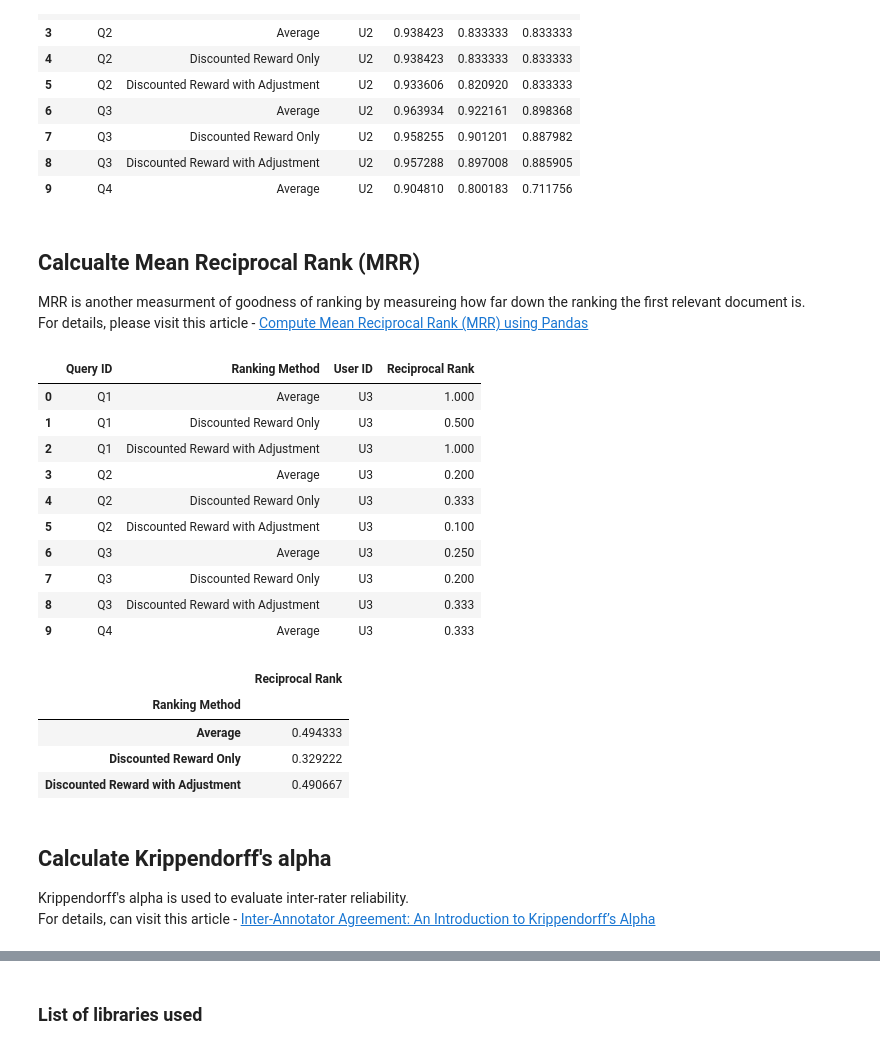
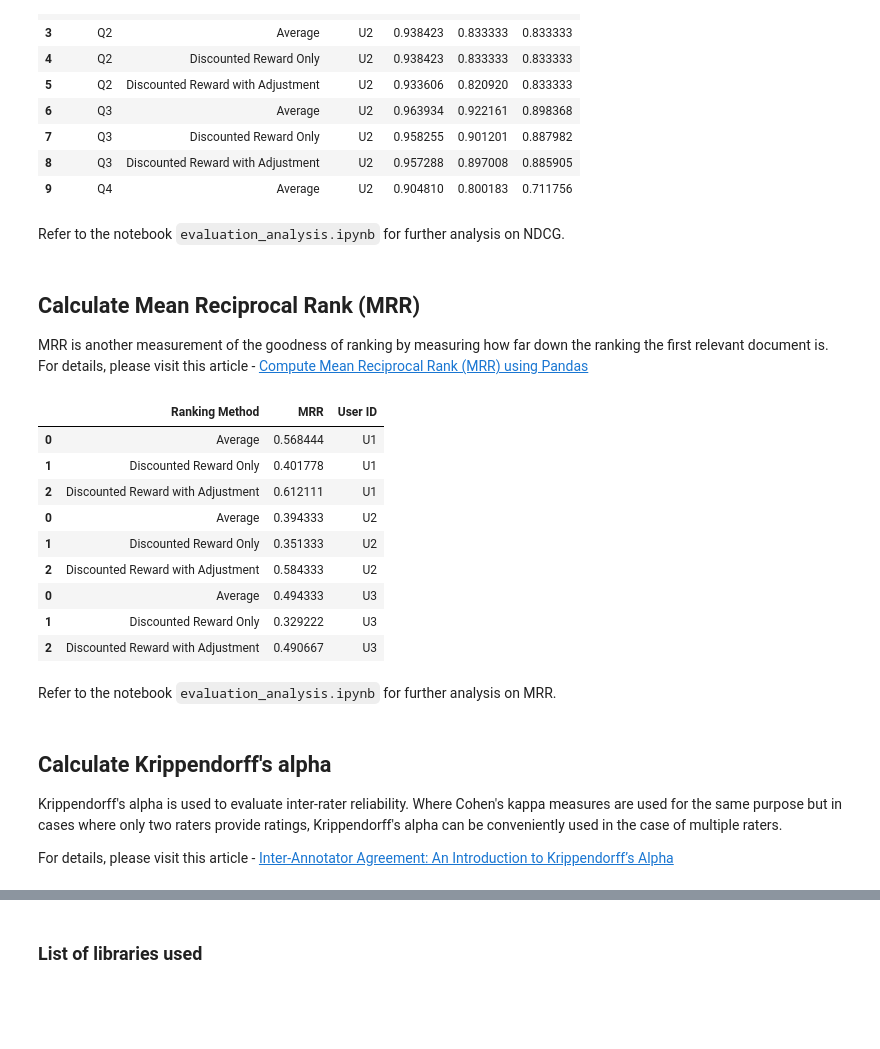
Before and after one commit to gen-exody/nes, a Jupyter notebook: notebooks/generate_evaluation_result.ipynb, the cells around one changed output, grey strips where cells are left out. Cells and saved outputs as stored; diff of their text form; code cells hidden in the pictures; blank space fills up the shorter version.

```diff
--- a/notebooks/generate_evaluation_result.ipynb
+++ b/notebooks/generate_evaluation_result.ipynb
@@ -178,8 +179,10 @@ df_ndcg_by_users['U2'].head(10)
 #df_ndcg.to_csv('../resources/eval/ndcg.csv', index=False)
+# %% [markdown]
+Refer to the notebook `evaluation_analysis.ipynb` for further analysis on NDCG.
 # %% [markdown]
-## Calcualte Mean Reciprocal Rank (MRR)
+## Calculate Mean Reciprocal Rank (MRR)
 
-MRR is another measurment of goodness of ranking by measureing how far down the ranking the first relevant document is.
+MRR is another measurement of the goodness of ranking by measuring how far down the ranking the first relevant document is.
 For details, please visit this article - [Compute Mean Reciprocal Rank (MRR) using Pandas](https://softwaredoug.com/blog/2021/04/21/compute-mrr-using-pandas.html)
 # %%
 # Function to calculate Mean Reciprocal Rank for each ranking method and each user.
@@ -292,30 +295,35 @@ def MRR(u1_rating_file_path, u2_rating_file_path, u3_rating_file_path):
     for df in user_df_dict.keys():
         user_df=pd.concat([user_df, user_df_dict[df]])
 
-    # Return the dictionary containing each user's result dataframes and the big dataframe containing all 3 users' MRR results.
-    return user_df_dict, user_df
+    # Calculate the MRR after grouping the result by the Ranking Method for each user.
+    u1_ranks=user_df.loc[user_df["User ID"]=="U1"].copy()
+    u2_ranks=user_df.loc[user_df["User ID"]=="U2"].copy()
+    u3_ranks=user_df.loc[user_df["User ID"]=="U3"].copy()
+    u1_mrr=u1_ranks.groupby(["Ranking Method"]).agg({"Reciprocal Rank": "mean"}).rename(columns={"Reciprocal Rank": "MRR"}).reset_index()
+    u2_mrr=u2_ranks.groupby(["Ranking Method"]).agg({"Reciprocal Rank": "mean"}).rename(columns={"Reciprocal Rank": "MRR"}).reset_index()
+    u3_mrr=u3_ranks.groupby(["Ranking Method"]).agg({"Reciprocal Rank": "mean"}).rename(columns={"Reciprocal Rank": "MRR"}).reset_index()
+    u1_mrr["User ID"]="U1"
+    u2_mrr["User ID"]="U2"
+    u3_mrr["User ID"]="U3"
+
+    # Combine the MRR result dataframe of all three users.
+    ranks_df=pd.concat([u1_mrr, u2_mrr, u3_mrr])
+
+    # Return the dictionary containing each user's result dataframes and the dataframes containing all 3 users' MRR results.
+    return user_df_dict, user_df, ranks_df
 # %%
-d, df=MRR(u1_rating_file_path, u2_rating_file_path, u3_rating_file_path)
+df_mrr_by_users, df_mrr, df_mrr_ranks = MRR(u1_rating_file_path, u2_rating_file_path, u3_rating_file_path)
-# %%
-# sample result
-d['U3'].head(10)
-# %% [output]
-|  | Query ID | Ranking Method | User ID | Reciprocal Rank |
-| 0 | Q1 | Average | U3 | 1.000 |
-| 1 | Q1 | Discounted Reward Only | U3 | 0.500 |
-| 2 | Q1 | Discounted Reward with Adjustment | U3 | 1.000 |
-| 3 | Q2 | Average | U3 | 0.200 |
-| 4 | Q2 | Discounted Reward Only | U3 | 0.333 |
-| 5 | Q2 | Discounted Reward with Adjustment | U3 | 0.100 |
-| 6 | Q3 | Average | U3 | 0.250 |
-| 7 | Q3 | Discounted Reward Only | U3 | 0.200 |
-| 8 | Q3 | Discounted Reward with Adjustment | U3 | 0.333 |
-| 9 | Q4 | Average | U3 | 0.333 |
 # %%
-d['U3'].groupby(["Ranking Method"]).agg({"Reciprocal Rank": "mean"})
+# Sample result
+df_mrr_ranks
 # %% [output]
-|  | Reciprocal Rank |
-| Ranking Method |  |
-| Average | 0.494333 |
-| Discounted Reward Only | 0.329222 |
-| Discounted Reward with Adjustment | 0.490667 |
+|  | Ranking Method | MRR | User ID |
+| 0 | Average | 0.568444 | U1 |
+| 1 | Discounted Reward Only | 0.401778 | U1 |
+| 2 | Discounted Reward with Adjustment | 0.612111 | U1 |
+| 0 | Average | 0.394333 | U2 |
+| 1 | Discounted Reward Only | 0.351333 | U2 |
+| 2 | Discounted Reward with Adjustment | 0.584333 | U2 |
+| 0 | Average | 0.494333 | U3 |
+| 1 | Discounted Reward Only | 0.329222 | U3 |
+| 2 | Discounted Reward with Adjustment | 0.490667 | U3 |
@@ -322,8 +333,11 @@ d['U3'].groupby(["Ranking Method"]).agg({"Reciprocal Rank": "mean"})
+# %% [markdown]
+Refer to the notebook `evaluation_analysis.ipynb` for further analysis on MRR.
 # %% [markdown]
 ## Calculate Krippendorff's alpha
 
-Krippendorff's alpha is used to evaluate inter-rater reliability.
-For details, can visit this article - [Inter-Annotator Agreement: An Introduction to Krippendorff’s Alpha](https://www.surgehq.ai/blog/inter-rater-reliability-metrics-an-introduction-to-krippendorffs-alpha)
+Krippendorff's alpha is used to evaluate inter-rater reliability. Where Cohen's kappa measures are used for the same purpose but in cases where only two raters provide ratings, Krippendorff's alpha can be conveniently used in the case of multiple raters.
+
+For details, please visit this article - [Inter-Annotator Agreement: An Introduction to Krippendorff’s Alpha](https://www.surgehq.ai/blog/inter-rater-reliability-metrics-an-introduction-to-krippendorffs-alpha)
 # %%
 # Function to calculate. Krippendorff's alpha to evaluate inter-rater reliability
 def Krippendorff_alpha(u1_rating_file_path, u2_rating_file_path, u3_rating_file_path):
```
Also changed, not shown: parts of 16 cells of this notebook, 7 other files.
